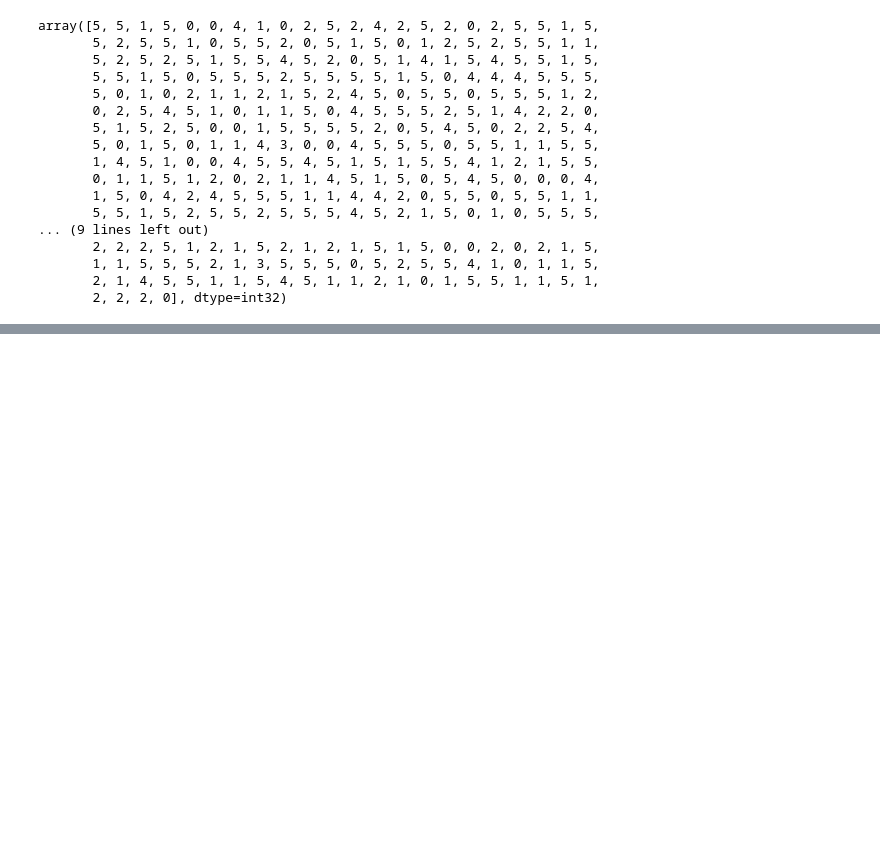
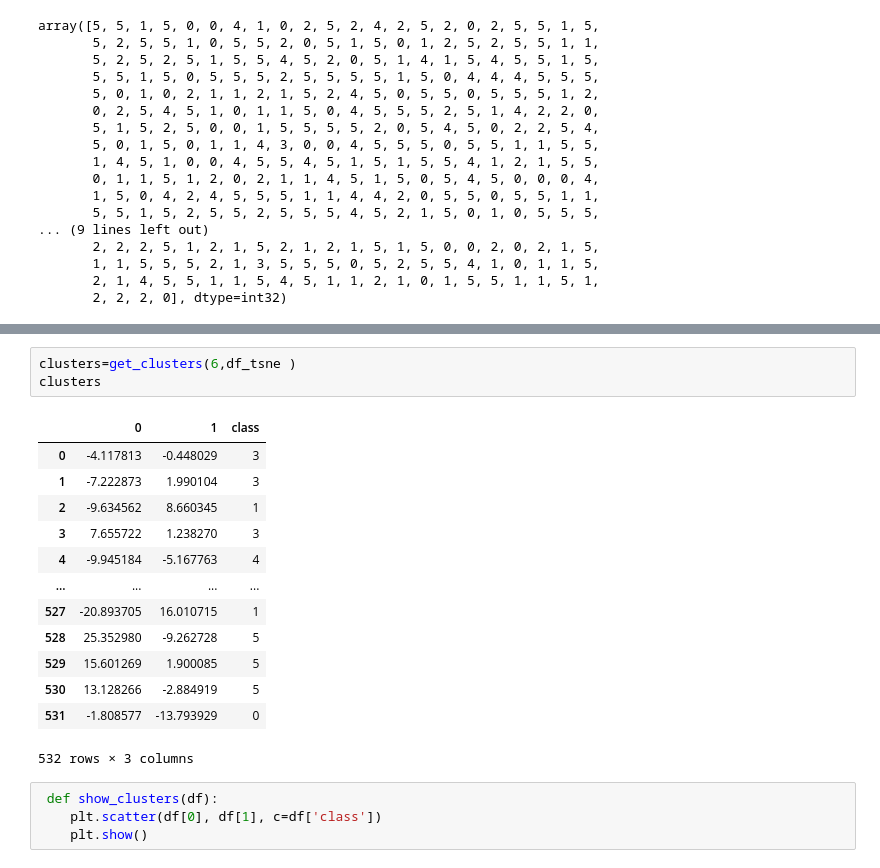
Before and after one commit to pandeysudip/Cryptocurrency-Clusters, a Jupyter notebook: model.ipynb, the cells around one changed output, grey strips where cells are left out. Saved outputs shown, nothing was run; the diff lists cells and outputs as text; blank space fills up the shorter version.

```diff
--- a/model.ipynb
+++ b/model.ipynb
@@ -212,0 +295,21 @@ array([5, 5, 1, 5, 0, 0, 4, 1, 0, 2, 5, 2, 4, 2, 5, 2, 0, 2, 5, 5, 1, 5,
+# %%
+clusters=get_clusters(6,df_tsne )
+clusters
+# %% [output]
+|  | 0 | 1 | class |
+| 0 | -4.117813 | -0.448029 | 3 |
+| 1 | -7.222873 | 1.990104 | 3 |
+| 2 | -9.634562 | 8.660345 | 1 |
+| 3 | 7.655722 | 1.238270 | 3 |
+| 4 | -9.945184 | -5.167763 | 4 |
+| ... | ... | ... | ... |
+| 527 | -20.893705 | 16.010715 | 1 |
+| 528 | 25.352980 | -9.262728 | 5 |
+| 529 | 15.601269 | 1.900085 | 5 |
+| 530 | 13.128266 | -2.884919 | 5 |
+| 531 | -1.808577 | -13.793929 | 0 |
+532 rows × 3 columns
+# %%
+ def show_clusters(df):
+    plt.scatter(df[0], df[1], c=df['class'])
+    plt.show()
```
Also changed, not shown: parts of 24 cells of this notebook.
